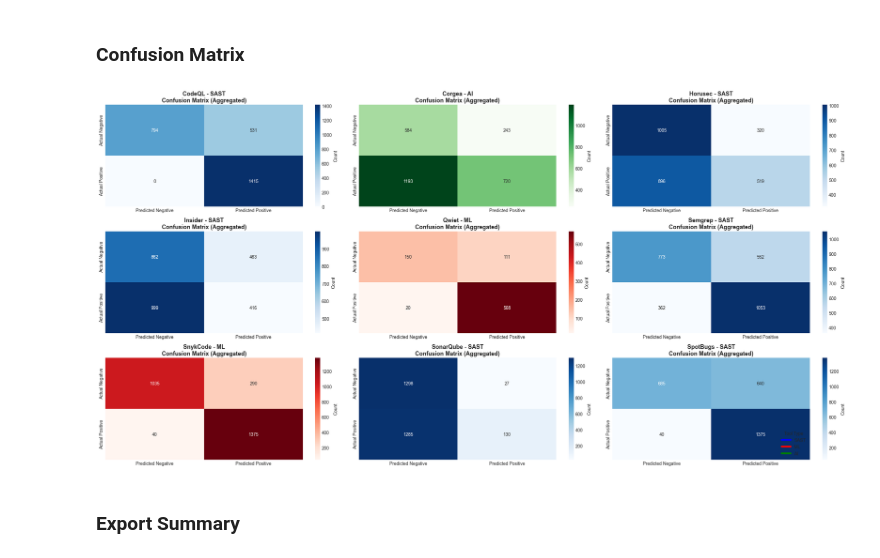
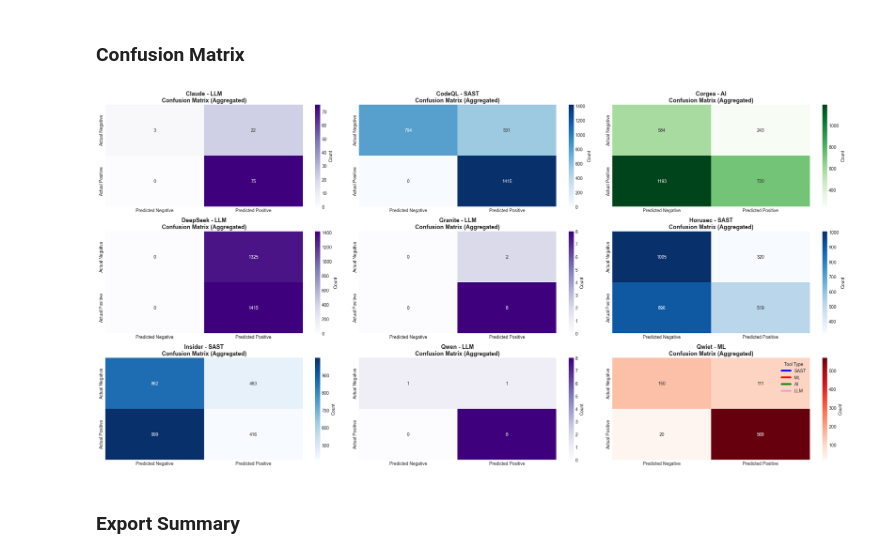
Before and after one commit to ibrahimssmalik/tool_analysis, a Jupyter notebook: sast_scorecard_analysis.ipynb, the cells around one changed output. Cells and saved outputs as stored; diff of their text form; code cells hidden in the pictures.

Commit message:
Added LLM data..
Signed-off-by: Ibrahim Malik <Ibrahim.Malik@ibm.com>

```diff
--- a/sast_scorecard_analysis.ipynb
+++ b/sast_scorecard_analysis.ipynb
@@ -159,11 +161,13 @@ to_save = '/Users/ibrahimmalik/Documents/code_tests/code-analysis/BenchmarkJava/
 os.makedirs(to_save, exist_ok=True)
 # %%
 # find all scorecard HTML files
-tool_scorecards = glob.glob(os.path.join(scorecard_dir, '*.html')) # + \
-                #   glob.glob(os.path.join(scorecard_dir, '*Semgrep*.html')) + \
-                #   glob.glob(os.path.join(scorecard_dir, '*Snyk*.html')) + \
-                #   glob.glob(os.path.join(scorecard_dir, '*SonarQube*.html')) + \
-                #   glob.glob(os.path.join(scorecard_dir, '*SpotBugs*.html'))
+tool_scorecards = glob.glob(os.path.join(scorecard_dir, '*CodeQL*.html')) + \
+                  glob.glob(os.path.join(scorecard_dir, '*Semgrep*.html')) + \
+                  glob.glob(os.path.join(scorecard_dir, '*Snyk*.html')) + \
+                  glob.glob(os.path.join(scorecard_dir, '*SonarQube*.html')) + \
+                  glob.glob(os.path.join(scorecard_dir, '*SpotBugs*.html')) + \
+                  glob.glob(os.path.join(scorecard_dir, '*Horusec*.html')) + \
+                  glob.glob(os.path.join(scorecard_dir, '*Insider*.html'))
 
 vuln_scorecards = glob.glob(os.path.join(scorecard_dir, '*Command_Injection*.html')) + \
                   glob.glob(os.path.join(scorecard_dir, '*SQL_Injection*.html')) + \
@@ -341,0 +511,3 @@ Tools: SonarQube, Horusec, SnykCode, CodeQL, Insider, Semgrep, SpotBugs, Qwiet,
+# %%
+df_llm_metrics = load_llm_metrics(RESULTS_DIR)
+df_agg_llm_metrics = load_agg_llm_metrics(RESULTS_DIR)
@@ -341,0 +542,13 @@ Tools: SonarQube, Horusec, SnykCode, CodeQL, Insider, Semgrep, SpotBugs, Qwiet,
+# %%
+# Merge with existing tool data
+if df_agg_llm_metrics is not None and 'df_tools' in locals():
+    df_tools_original = df_tools.copy()
+    df_tools = pd.concat([df_tools_original, df_agg_llm_metrics], ignore_index=True)
+    df_tools['Tool'] = df_tools['Tool'].apply(lambda x: x.split()[0] if ' ' in x else x)
+    df_tools['Type'] = df_tools['Tool'].apply(lambda tool: tool_types.get(tool, 'Unknown'))
+
+    print(f"Combined dataset now includes {df_tools['Tool'].nunique()} tools")
+    print(f"Tools: {', '.join(df_tools['Tool'].unique())}")
+elif df_agg_llm_metrics is not None:
+    df_tools = pd.concat([df_agg_llm_metrics], ignore_index=True)
+    print(f"Created dataset with {df_tools['Tool'].nunique()} tools from framework")
@@ -476,13 +700,15 @@ Statistical Summary by Tool
 type_to_color = {
                 'SAST': 'skyblue',
                 'ML': 'salmon',
-                'AI': 'lightgreen'
+                'AI': 'lightgreen',
+                'LLM': 'plum'
             }
 
 type_to_cmap = {
                 'SAST': 'Blues',
                 'ML': 'Reds',
-                'AI': 'Greens'
+                'AI': 'Greens',
+                'LLM': 'Purples'
             }
 # %%
 fig, axes = plt.subplots(1, 3, figsize=(18, 5))
@@ -595,36 +822,37 @@ axes = axes.flatten()
 
 tools = confusion_agg.index
 
 for idx, tool in enumerate(tools):
     if idx < 9:
         type = df_tools['Type'].loc[df_tools['Tool']==tool].unique()[0]
         values = confusion_agg.loc[tool]
 
         cm = np.array([[values['TN'], values['FP']],
                         [values['FN'], values['TP']]])
 
         sns.heatmap(cm, annot=True, fmt='d', cmap=type_to_cmap[type], ax=axes[idx],
                     xticklabels=['Predicted Negative', 'Predicted Positive'],
                     yticklabels=['Actual Negative', 'Actual Positive'],
                     cbar_kws={'label': 'Count'})
 
         axes[idx].set_title(f'{tool} - {type}\nConfusion Matrix (Aggregated)',
                             fontsize=13, fontweight='bold')
 
 # hide unused subplots if less than 4 tools
 for idx in range(len(tools), 4):
     axes[idx].set_visible(False)
 
 plt.legend(handles=[
     plt.Line2D([0], [0], color='blue', lw=4, label='SAST'),
     plt.Line2D([0], [0], color='red', lw=4, label='ML'),
-    plt.Line2D([0], [0], color='green', lw=4, label='AI')
-], title='Tool Type', loc='lower right')
+    plt.Line2D([0], [0], color='green', lw=4, label='AI'),
+    plt.Line2D([0], [0], color='plum', lw=4, label='LLM')
+], title='Tool Type', loc='upper right')
 
 plt.tight_layout()
 plt.show()
 # %% [output]
-[figure, old version]
+[figure, new version]
 # %% [markdown]
 ### Export Summary
 # %%
```
Also changed, not shown: parts of 18 cells of this notebook.
